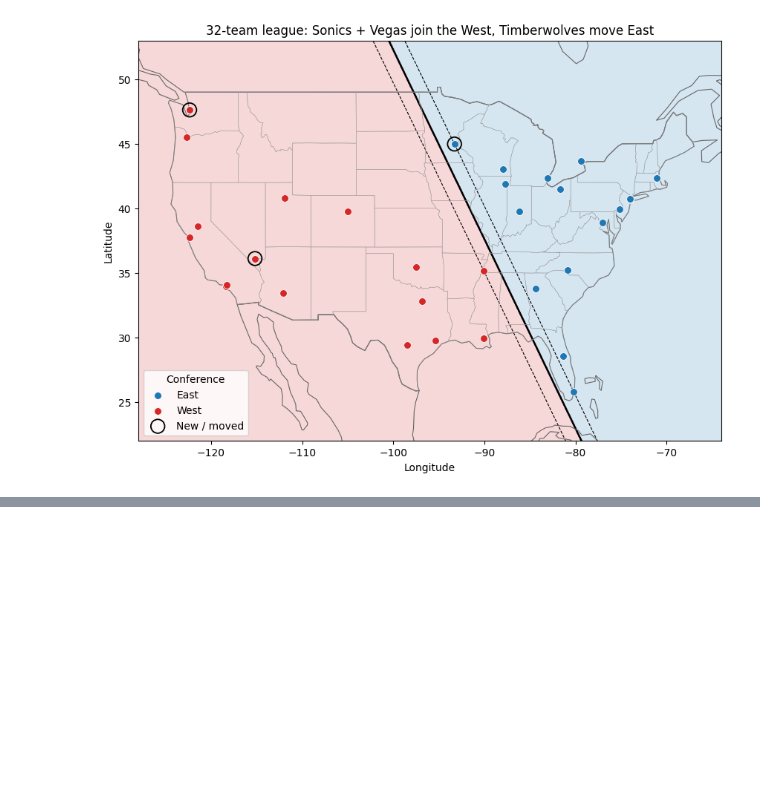
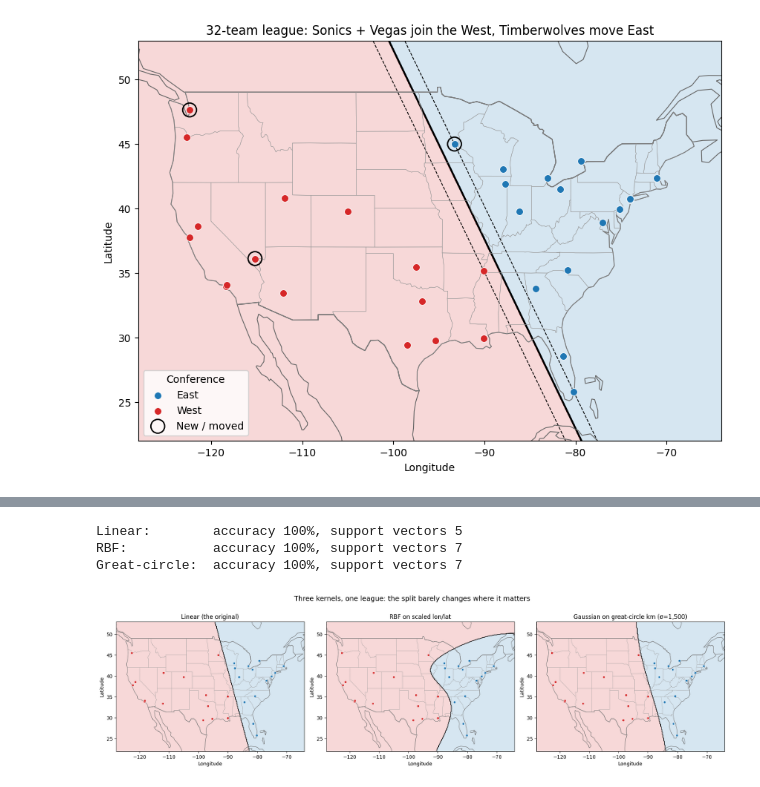
Before and after one commit to cassiama/nba-east-west-mini-project, a Jupyter notebook: notebooks/east_west_svm.ipynb, the cells around one changed output, grey strips where cells are left out. Cells and saved outputs as stored; diff of their text form; code cells hidden in the pictures; blank space fills up the shorter version.

```diff
--- a/notebooks/east_west_svm.ipynb
+++ b/notebooks/east_west_svm.ipynb
@@ -344,0 +359,56 @@ plt.show()
+# %%
+# RBF: same pipeline as the linear model, curvier kernel.
+rbf_model = make_pipeline(StandardScaler(), SVC(kernel="rbf", C=10))
+rbf_model.fit(X, y)
+
+# Great-circle: hand the SVM a Gaussian kernel built on real over-the-curve distances.
+X_np = X.to_numpy()  # columns: lon, lat
+
+
+def haversine_matrix(A, B):
+    lat1, lon1 = np.radians(A[:, 1]), np.radians(A[:, 0])
+    lat2, lon2 = np.radians(B[:, 1]), np.radians(B[:, 0])
+    h = (np.sin((lat1[:, None] - lat2) / 2) ** 2
+         + np.cos(lat1[:, None]) * np.cos(lat2) * np.sin((lon1[:, None] - lon2) / 2) ** 2)
+    return 2 * EARTH_R_KM * np.arcsin(np.sqrt(h))
+
+
+SIGMA_KM = 1500  # kernel length scale, on the order of inter-team distances
+K_train = np.exp(-haversine_matrix(X_np, X_np) ** 2 / (2 * SIGMA_KM**2))
+gc_svc = SVC(kernel="precomputed", C=10).fit(K_train, y)
+
+kx, ky = np.meshgrid(np.linspace(*XLIM, 300), np.linspace(*YLIM, 300))
+grid_kernels = pd.DataFrame({"lon": kx.ravel(), "lat": ky.ravel()})
+
+print(f"Linear:        accuracy {model.score(X, y):.0%}, support vectors {len(svc.support_)}")
+print(f"RBF:           accuracy {rbf_model.score(X, y):.0%}, "
+      f"support vectors {len(rbf_model.named_steps['svc'].support_)}")
+print(f"Great-circle:  accuracy {gc_svc.score(K_train, y):.0%}, support vectors {len(gc_svc.support_)}")
+# %% [output]
+Linear:        accuracy 100%, support vectors 5
+RBF:           accuracy 100%, support vectors 7
+Great-circle:  accuracy 100%, support vectors 7
+# %%
+fig, axes = plt.subplots(1, 3, figsize=(18, 5))
+kernel_preds = {
+    "Linear (the original)": model.predict(grid_kernels),
+    "RBF on scaled lon/lat": rbf_model.predict(grid_kernels),
+    f"Gaussian on great-circle km (σ={SIGMA_KM:,.0f})": gc_svc.predict(
+        np.exp(-haversine_matrix(grid_kernels.to_numpy(), X_np) ** 2 / (2 * SIGMA_KM**2))
+    ),
+}
+for ax, (title, pred) in zip(axes, kernel_preds.items()):
+    z = (pred == "West").reshape(kx.shape)
+    ax.contourf(kx, ky, z, levels=[-0.5, 0.5, 1.5],
+                cmap=ListedColormap([COLORS["East"], COLORS["West"]]), alpha=0.18)
+    ax.contour(kx, ky, z, levels=[0.5], colors="black", linewidths=1.2)
+    plot_basemap(ax, land=False)
+    for conf, group in arenas.groupby("conference"):
+        ax.scatter(group["lon"], group["lat"], color=COLORS[conf], s=20, zorder=3,
+                   edgecolor="white", linewidth=0.4)
+    ax.set_title(title)
+fig.suptitle("Three kernels, one league: the split barely changes where it matters", fontsize=14)
+fig.tight_layout()
+plt.show()
+# %% [output]
+[figure, added]
```
Also changed, not shown: parts of 6 cells of this notebook, 3 other files.
